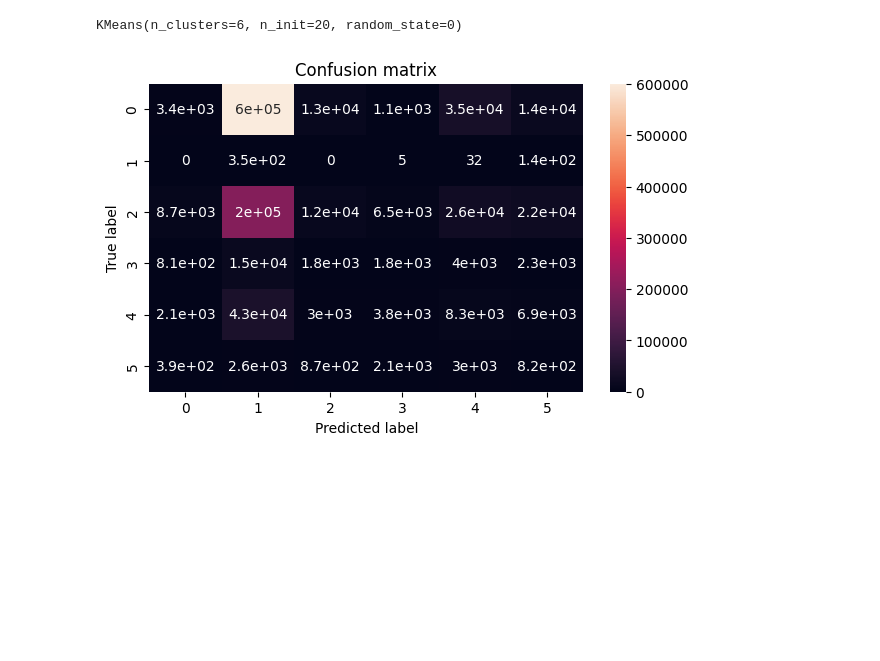
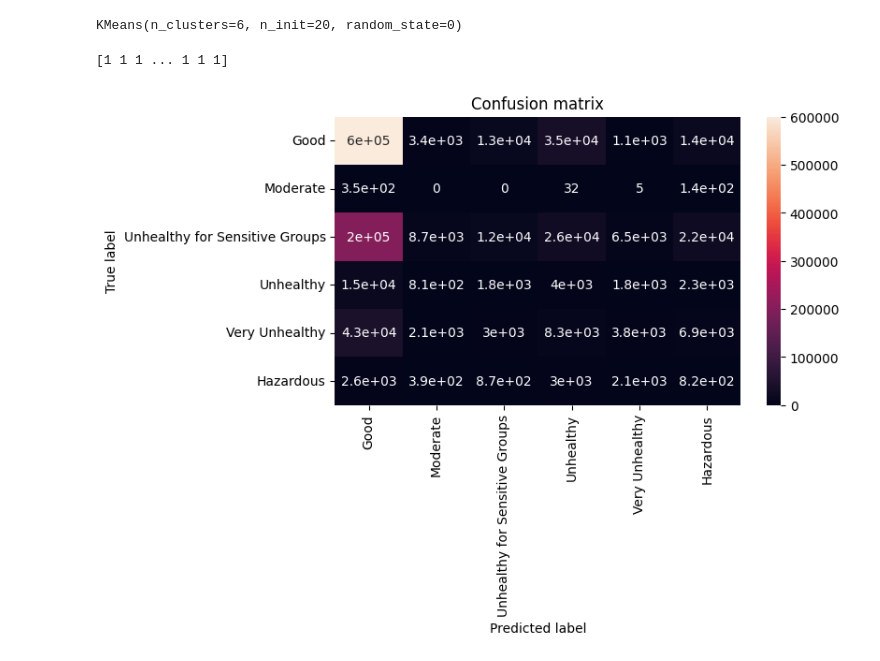
Before and after one commit to annaluizacaraciolo/Ciencia_de_Dados, a Jupyter notebook: Projeto2.ipynb, the cells around one changed output. Cells and saved outputs as stored; diff of their text form; code cells hidden in the pictures; blank space fills up the shorter version.

```diff
--- a/Projeto2.ipynb
+++ b/Projeto2.ipynb
@@ -285,6 +337,6 @@ from sklearn.cluster import KMeans
 # %%
 kmeans = KMeans(n_clusters = 6, random_state=0, n_init=20)
 # %%
-kmeans.fit(X_train, y_train)
+kmeans.fit(X)
 # %% [output]
 KMeans(n_clusters=6, n_init=20, random_state=0)
@@ -294,16 +343,38 @@ y_pred_kmeans = kmeans.predict(X_test)
+# %%
+y_pred_kmeans = kmeans.labels_
+# %%
+print(y_pred_kmeans)
+# %% [output]
+[1 1 1 ... 1 1 1]
+# %%
+y_pred_kmeans_str = []
+
+for i in y_pred_kmeans:
+    if i == 1:
+        y_pred_kmeans_str.append('Good')
+    elif i == 2:
+        y_pred_kmeans_str.append('Moderate')
+    elif i == 3:
+        y_pred_kmeans_str.append('Unhealthy for Sensitive Groups')
+    elif i == 4:
+        y_pred_kmeans_str.append('Unhealthy')
+    elif i == 5:
+        y_pred_kmeans_str.append('Very Unhealthy')
+    else:
+        y_pred_kmeans_str.append('Hazardous')
 # %%
 import sklearn.metrics
 import seaborn as sns
 # %%
-confusion_matrix = sklearn.metrics.confusion_matrix(y_test, y_pred_kmeans)
+confusion_matrix = sklearn.metrics.confusion_matrix(y, y_pred_kmeans_str)
 # %%
 import matplotlib.pyplot as plt
-
+labels = ['Good', 'Moderate', 'Unhealthy for Sensitive Groups', 'Unhealthy', 'Very Unhealthy', 'Hazardous']
 plt.figure(figsize=(7,4))
-sns.heatmap(confusion_matrix, annot=True)
+sns.heatmap(confusion_matrix, annot=True,xticklabels=labels, yticklabels=labels)
 plt.title("Confusion matrix")
 plt.ylabel("True label")
 plt.xlabel('Predicted label')
 plt.show()
 # %% [output]
-[figure, old version]
+[figure, new version]
```
Also changed, not shown: parts of 35 cells of this notebook.
